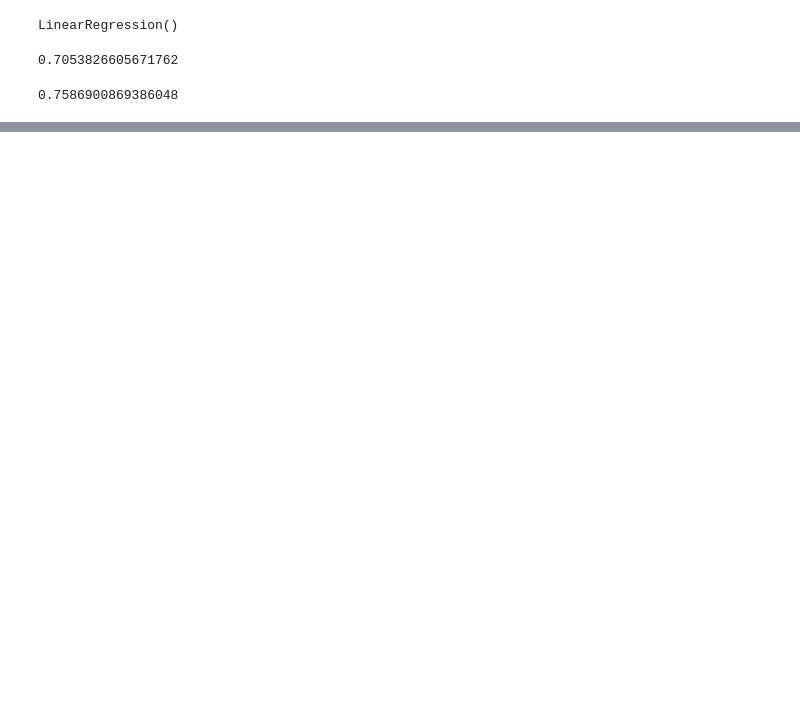
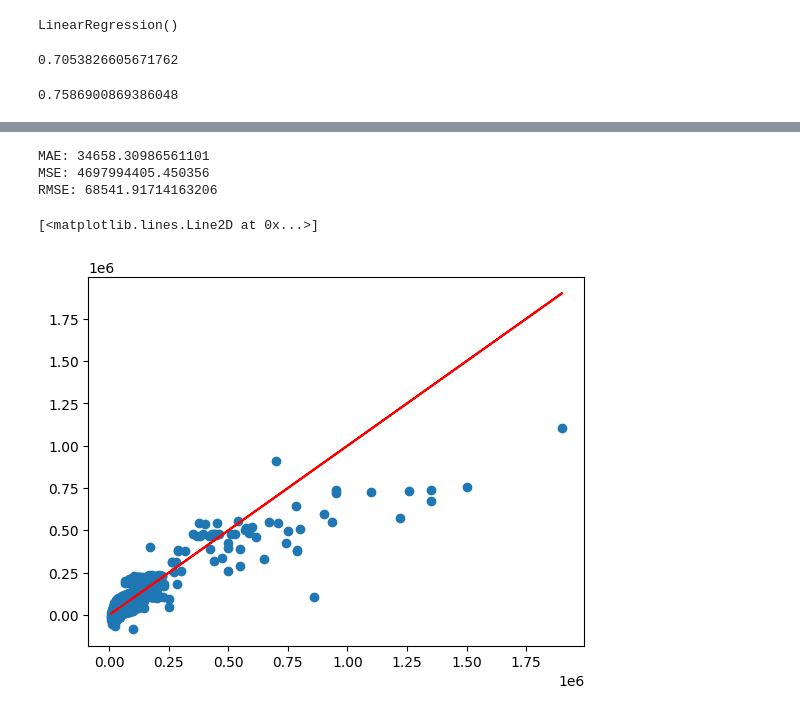
Before and after one commit to jaikrishann/45daysACT, a Jupyter notebook: ML/Supervised ML/Linear Reg/main.ipynb, the cells around one changed output, grey strips where cells are left out. Drawn from its saved outputs; the diff is of its cells as text; code cells hidden in the pictures; blank space fills up the shorter version.

```diff
--- a/ML/Supervised ML/Linear Reg/main.ipynb
+++ b/ML/Supervised ML/Linear Reg/main.ipynb
@@ -263,3 +267,7 @@ lr.score(x_train,y_train)
 lr.score(x_test,y_test)
 # %% [output]
 0.7586900869386048
+# %%
+##model evaluation
+y_pred = lr.predict(x_test)
+y_pred
@@ -265,0 +295,20 @@ lr.score(x_test,y_test)
+# %%
+##model evaluation
+from sklearn import metrics
+print('MAE:', metrics.mean_absolute_error(y_test,y_pred))
+print('MSE:', metrics.mean_squared_error(y_test,y_pred))
+print('RMSE:', np.sqrt(metrics.mean_squared_error(y_test,y_pred)))
+# %% [output]
+MAE: 34658.30986561101
+MSE: 4697994405.450356
+RMSE: 68541.91714163206
+# %%
+##drawing the regression line and line also
+import seaborn as sns
+import matplotlib.pyplot as plt
+
+plt.scatter(y_test,y_pred)
+plt.plot(y_test,y_test,color='red')
+# %% [output]
+[<matplotlib.lines.Line2D at 0x...>]
+[figure, added]
```
Also changed, not shown: parts of 3 cells of this notebook, 2 other files.
